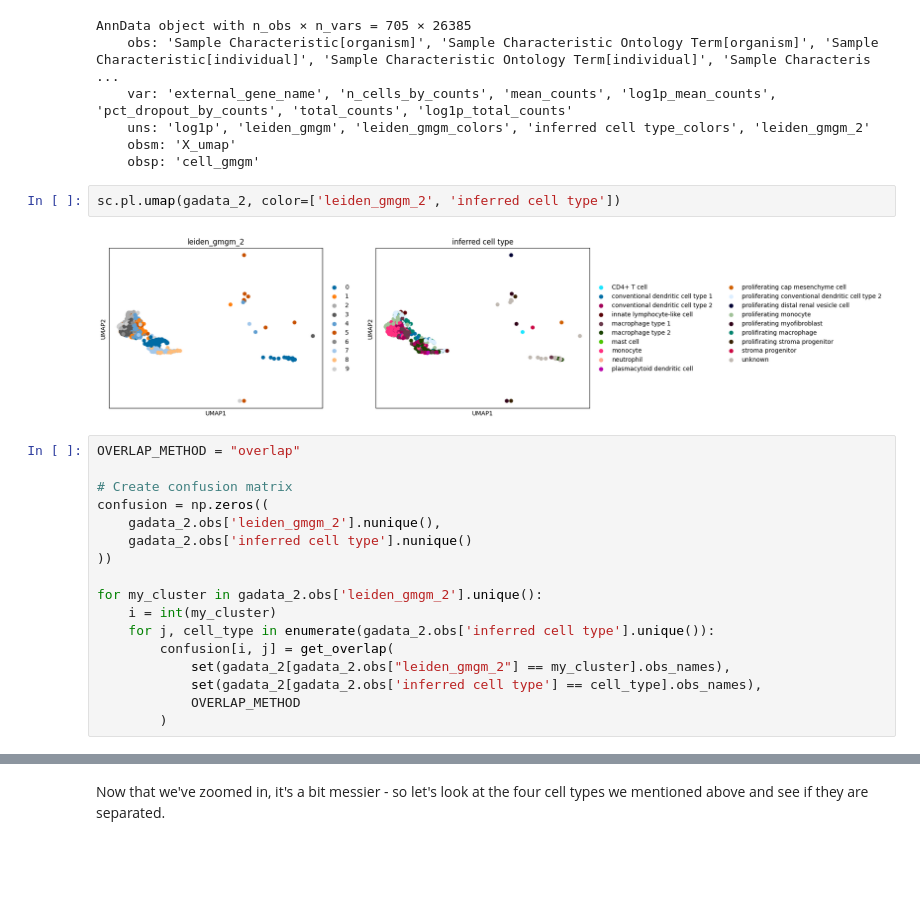
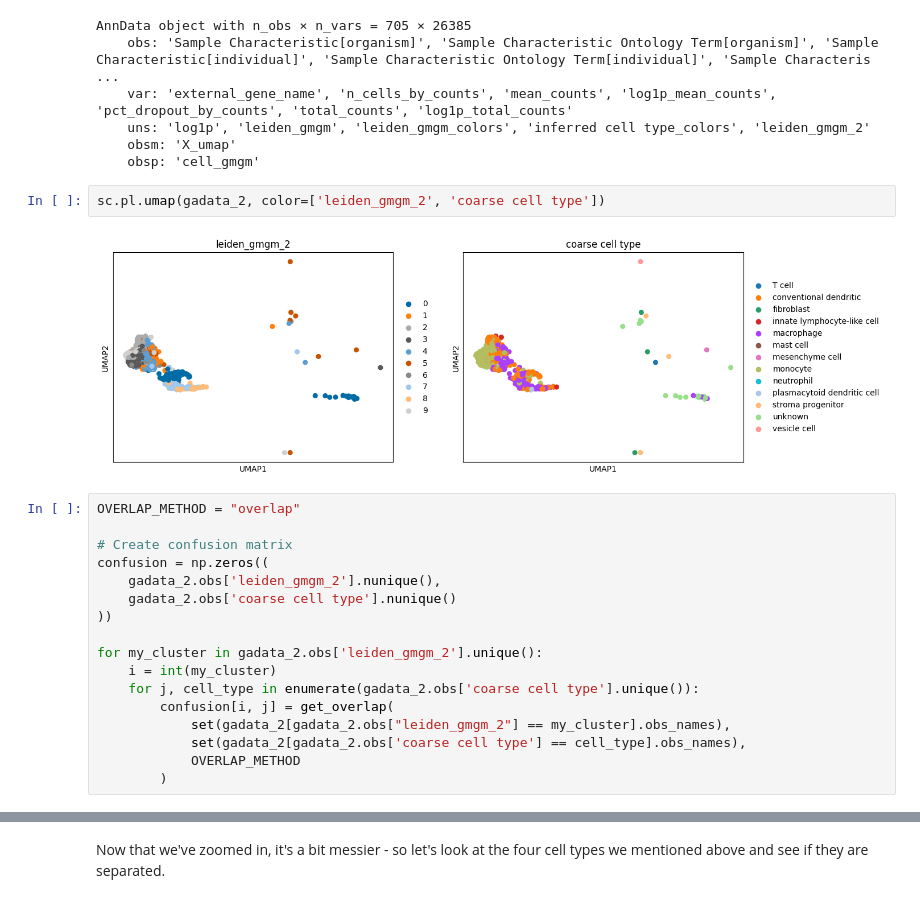
Before and after one commit to BaileyAndrew/ellis-summerschool, a Jupyter notebook: notebooks/experiment.ipynb, the cells around one changed output, grey strips where cells are left out. Cells and saved outputs as stored; diff of their text form; blank space fills up the shorter version.

```diff
--- a/notebooks/experiment.ipynb
+++ b/notebooks/experiment.ipynb
@@ -991,24 +991,24 @@ AnnData object with n_obs × n_vars = 705 × 26385
     obsm: 'X_umap'
     obsp: 'cell_gmgm'
 # %%
-sc.pl.umap(gadata_2, color=['leiden_gmgm_2', 'inferred cell type'])
+sc.pl.umap(gadata_2, color=['leiden_gmgm_2', 'coarse cell type'])
 # %% [output]
-[figure, old version]
+[figure, new version]
 # %%
 OVERLAP_METHOD = "overlap"
 
 # Create confusion matrix
 confusion = np.zeros((
     gadata_2.obs['leiden_gmgm_2'].nunique(),
-    gadata_2.obs['inferred cell type'].nunique()
+    gadata_2.obs['coarse cell type'].nunique()
 ))
 
 for my_cluster in gadata_2.obs['leiden_gmgm_2'].unique():
     i = int(my_cluster)
-    for j, cell_type in enumerate(gadata_2.obs['inferred cell type'].unique()):
+    for j, cell_type in enumerate(gadata_2.obs['coarse cell type'].unique()):
         confusion[i, j] = get_overlap(
             set(gadata_2[gadata_2.obs["leiden_gmgm_2"] == my_cluster].obs_names),
-            set(gadata_2[gadata_2.obs['inferred cell type'] == cell_type].obs_names),
+            set(gadata_2[gadata_2.obs['coarse cell type'] == cell_type].obs_names),
             OVERLAP_METHOD
         )
 # %%
```
Also changed, not shown: parts of 16 cells of this notebook.
